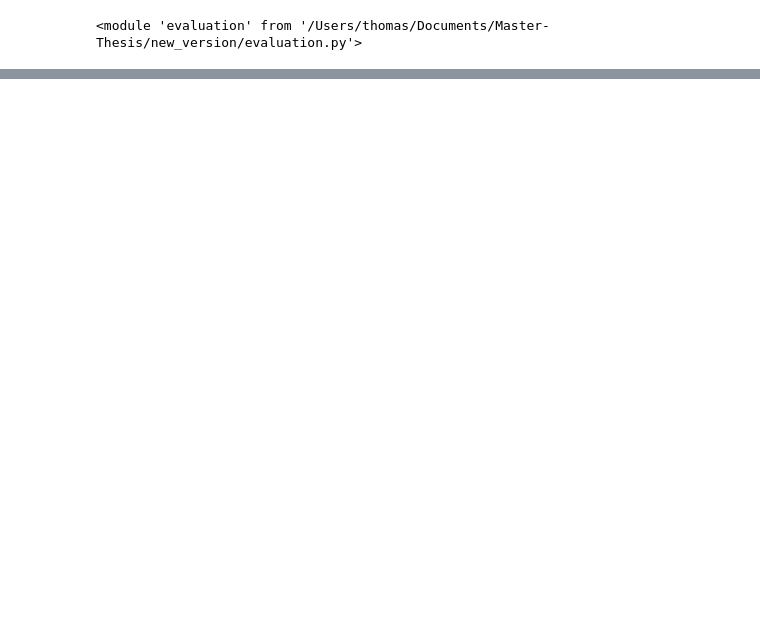
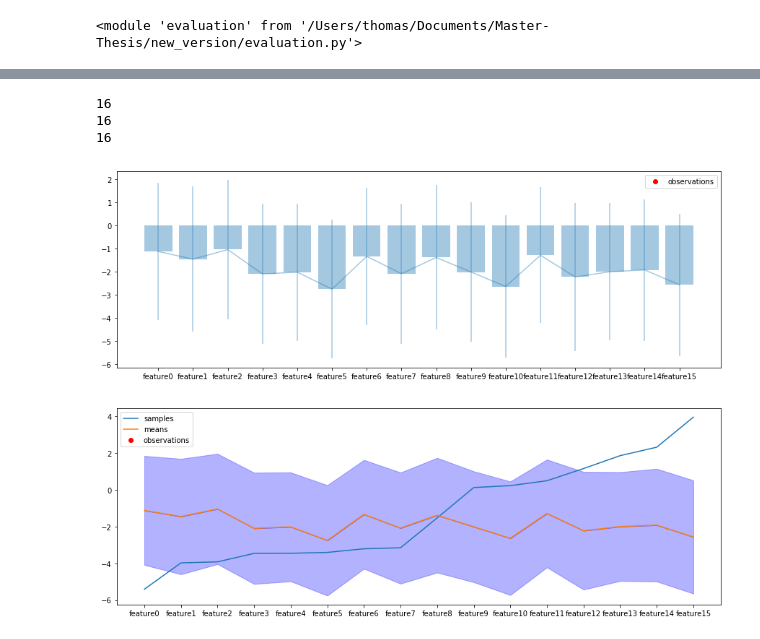
Before and after one commit to wooohoooo/Master-Thesis, a Jupyter notebook: new_version/Thompson_Gridsearch.ipynb, the cells around one changed output, grey strips where cells are left out. Saved outputs shown, nothing was run; the diff lists cells and outputs as text; code cells hidden in the pictures; blank space fills up the shorter version.

```diff
--- a/new_version/Thompson_Gridsearch.ipynb
+++ b/new_version/Thompson_Gridsearch.ipynb
@@ -23,5 +23,6 @@ param_grid = {'num_neurons': num_neurons,
              'initialisation_scheme':initialisation_schemes,
              'learning_rate':learning_rates,
              'seed':seeds,
-             'l2':[True,False]}
+             'l2':[True]#,False]
+             }
 # %%
@@ -34,3 +59,4 @@ tg.plot_sample_grid()
 # %%
-tg2 = evaluation.ThompsonGridSearch(param_grid=param_grid, dataset_creator=dataset_creation.LinearDataset, thompson_model=networks.DropoutNetwork,
-                 test_model=networks.DropoutNetwork)
+tg2 = evaluation.ThompsonGridSearch(param_grid=param_grid, dataset_creator=dataset_creation.LinearDataset,
+                                    thompson_model=networks.DropoutNetwork,
+                 test_model=ensembles.ForcedDiversityBootstrapThroughTime3)#networks.DropoutNetwork)#LrNetwork)
@@ -38,0 +73,8 @@ tg2.plot_sample_grid()
+# %%
+tg2.plot_sample_grid()
+# %% [output]
+16
+16
+16
+[figure, added]
+[figure, added]
```
Also changed, not shown: parts of 15 cells of this notebook, 11 other files.
